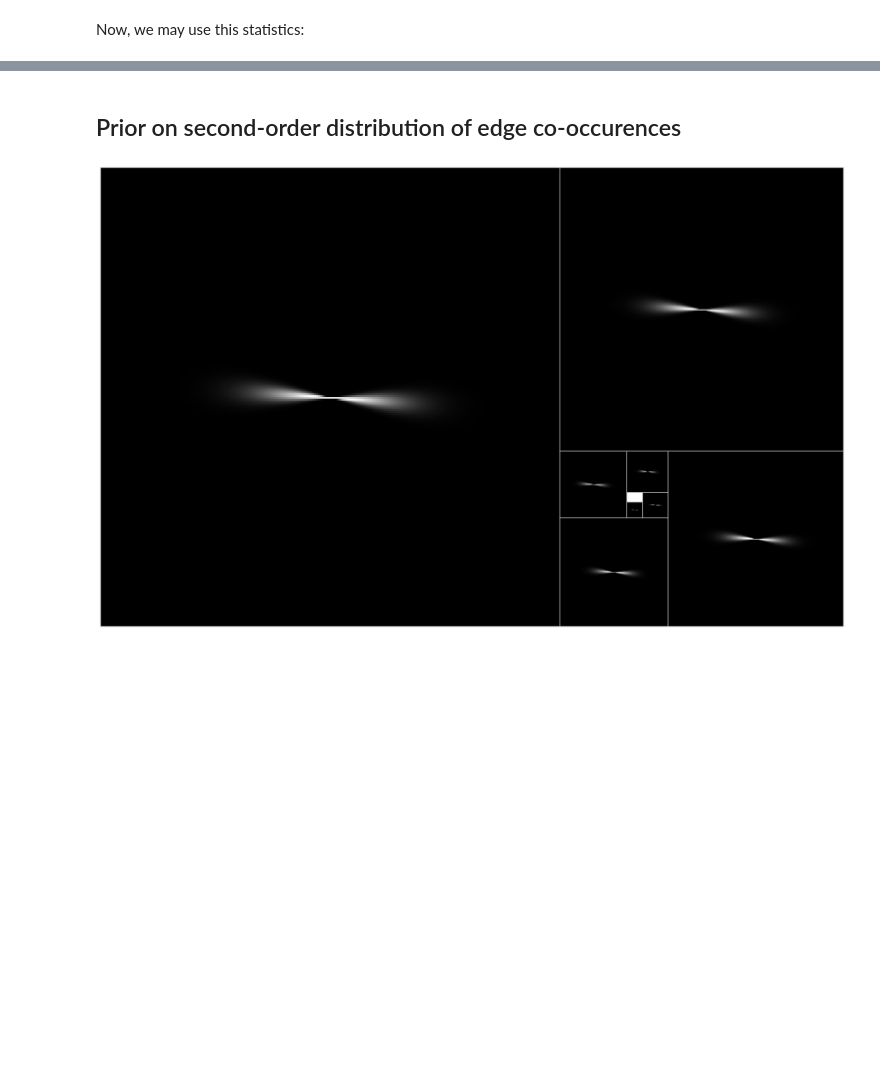
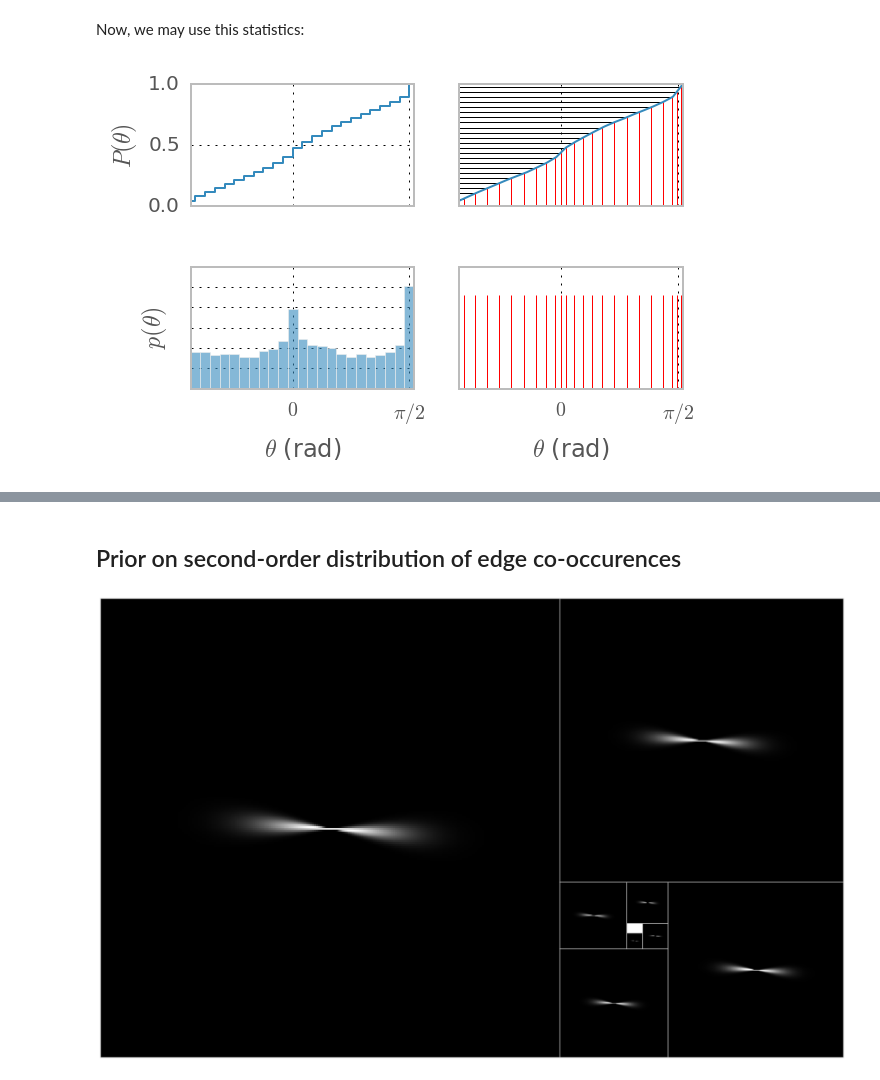
Before and after one commit to bicv/SparseEdges, a Jupyter notebook: prior.ipynb, the cells around one changed output, grey strips where cells are left out. Drawn from its saved outputs; the diff is of its cells as text; code cells hidden in the pictures; blank space fills up the shorter version.

```diff
--- a/prior.ipynb
+++ b/prior.ipynb
@@ -82,27 +90,28 @@ Now, we may use this statistics:
 # %%
 fig, [[B, C], [A, D]] = plt.subplots(2, 2, figsize=(fig_width, fig_width/1.618), sharex=True, subplot_kw={'axisbg':'w'})
 v_hist, v_theta_edges = mp.histedges_theta(edgeslist, display=False)
 v_theta_middles, v_theta_bin  = (v_theta_edges[1:]+v_theta_edges[:-1])/2, v_theta_edges[1]-v_theta_edges[0]
 A.bar(v_theta_edges, np.hstack((v_hist, v_hist[-1])), alpha=.6, width=v_theta_bin)
 plt.setp(A, yticklabels=[], xlim=[v_theta_edges[1], v_theta_edges[-1]], xticks=[0, np.pi/2], xticklabels=[r'$0$', r'$\pi/2$'], xlabel=r'$\theta$ (rad)', ylabel=r'$p(\theta)$')
-#A.text(-np.pi/2*1.65, v_hist.max()*1.1, '(A)')
-B.step(v_theta_edges+1./pe.n_theta, np.hstack((0, np.cumsum(v_hist))))
+B.step(v_theta_edges-v_theta_bin/2, np.hstack((0, np.cumsum(v_hist))), where='post')
 #B.bar(v_theta_middles, np.cumsum(v_hist), alpha=.6, width=v_theta_bin)
 plt.setp(B, xticks=[], xlim=[v_theta_edges[0], v_theta_edges[-1]], ylim=[0,1], yticks=[0., 0.5, 1.], ylabel=r'$P(\theta)$')
 #B.text(-np.pi/2*1.65, 1.05, '(B)')
 z = np.linspace(.5/pe.n_theta, 1.-.5/pe.n_theta, pe.n_theta)
 theta = np.interp(z, np.hstack((0, np.cumsum(v_hist))), v_theta_edges)
 C.plot(v_theta_edges, np.hstack((0, np.cumsum(v_hist))))
 C.hlines(z, [-np.pi/2], theta, lw=.5)
 C.vlines(theta, [0], z, lw=.5, color='r')
 #C.text(-np.pi/2*1.1, 1.05, '(C)')
 plt.setp(C, xlim=[v_theta_edges[0], v_theta_edges[-1]], ylim=[0,1], xticks=[], yticks=[])
 D.axis('tight')
 D.vlines(theta, [0], np.ones_like(z), lw=.5, color='r')
 D.plot(theta, np.ones_like(z), ms='^', lw=0, color='r')
 plt.setp(D, ylim=[0, 1.3], yticks=[], xlim=[v_theta_edges[1], v_theta_edges[-1]], xticks=[0, np.pi/2], xticklabels=[r'$0$', r'$\pi/2$'], xlabel=r'$\theta$ (rad)')
 #D.text(-np.pi/2*1.1, 1.35, '(D)')
 #plt.tight_layout()
 if not(figpath==None):
     for ext in FORMATS: fig.savefig(figpath + 'laughlin.' + ext)
+# %% [output]
+[figure, added]
 # %%
```
Also changed, not shown: parts of 11 cells of this notebook, 3 other files.
